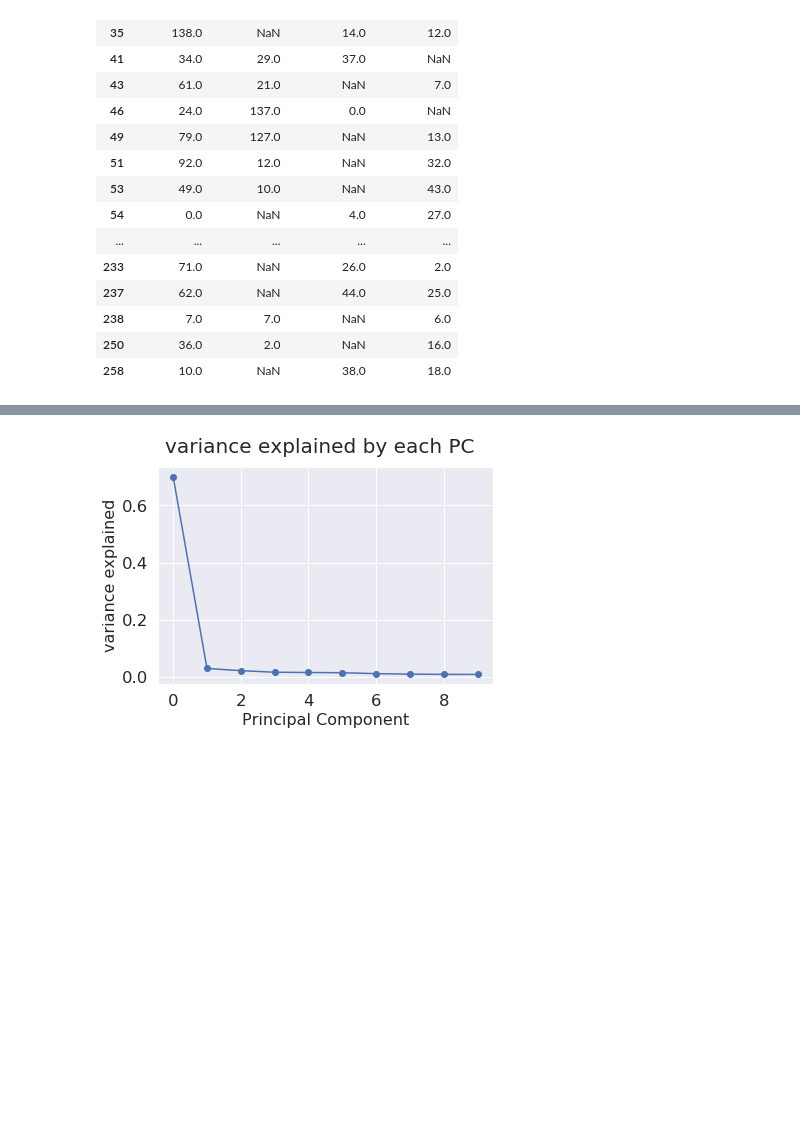
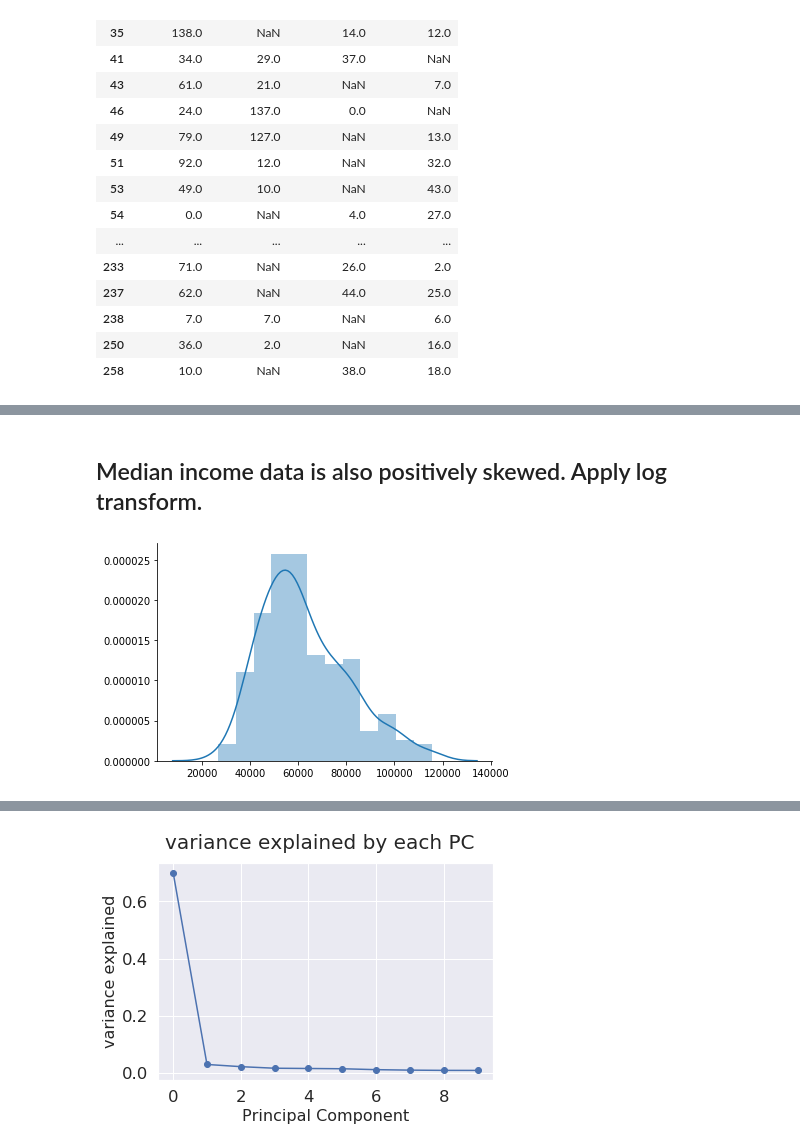
Before and after one commit to MamiyaA/FeatureFinder, a Jupyter notebook: DataExplorationAndPreProcessing.ipynb, the cells around one changed output, grey strips where cells are left out. Cells and saved outputs as stored; diff of their text form; code cells hidden in the pictures; blank space fills up the shorter version.

```diff
--- a/DataExplorationAndPreProcessing.ipynb
+++ b/DataExplorationAndPreProcessing.ipynb
@@ -182,0 +213,8 @@ array([[<matplotlib.axes._subplots.AxesSubplot object at 0x...>]],
+# %% [markdown]
+## Median income data is also positively skewed. Apply log transform.
+# %%
+#show the distribution of Median income. It's also positively skewed (but no zero value)
+sb.distplot(MedianIncomeData)
+sb.despine()
+# %% [output]
+[figure, added]
```
Also changed, not shown: parts of 57 cells of this notebook.
